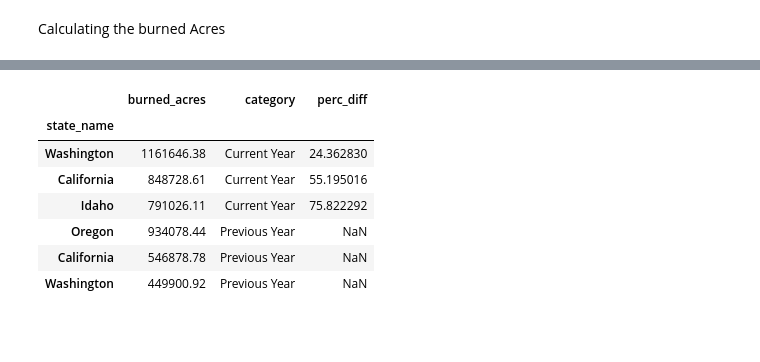
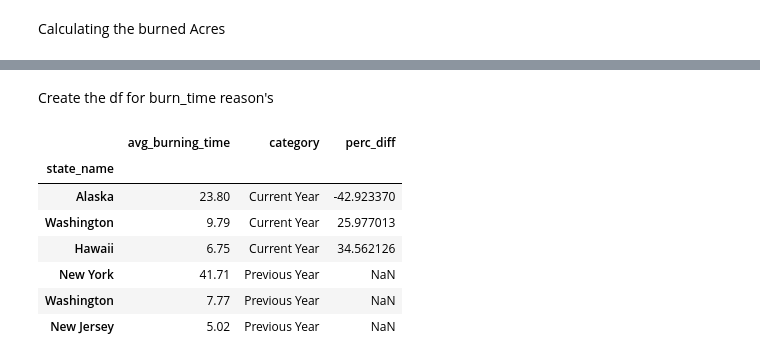
Before and after one commit to Pissane/Capstone_Project, a Jupyter notebook: fire_outlia&cleaning.ipynb, the cells around one changed output, grey strips where cells are left out. Saved outputs shown, nothing was run; the diff lists cells and outputs as text; code cells hidden in the pictures; blank space fills up the shorter version.

```diff
--- a/fire_outlia&cleaning.ipynb
+++ b/fire_outlia&cleaning.ipynb
@@ -277,11 +308,48 @@ def create_df(wildfire_df, input_year):
+# %% [markdown]
+Create the df for burn_time reason's
+# %%
+import pandas as pd
+
+def create_df_avg_burning_time(wildfire_df, input_year):
+
+  # Get average burning time per unique ID for current and previous year
+  current_year = wildfire_df[wildfire_df['combined_discovery_date'].dt.year == input_year].groupby('state_name').agg({'burning_time': 'sum', 'unique_id': 'count'})
+  current_year['avg_burning_time'] = current_year['burning_time'] / current_year['unique_id']
+  current_year = current_year['avg_burning_time'].sort_values(ascending=False).head(3)
+
+  previous_year = wildfire_df[wildfire_df['combined_discovery_date'].dt.year == input_year - 1].groupby('state_name').agg({'burning_time': 'sum', 'unique_id': 'count'})
+  previous_year['avg_burning_time'] = previous_year['burning_time'] / previous_year['unique_id']
+  previous_year = previous_year['avg_burning_time'].sort_values(ascending=False).head(3)
+
+  current_year = pd.DataFrame({'avg_burning_time': current_year, 'category': 'Current Year'})
+  previous_year = pd.DataFrame({'avg_burning_time': previous_year, 'category': 'Previous Year'})
+
+  # Calculate percentage difference
+
+  for i in range(3):
+    current_top = current_year.iloc[i]['avg_burning_time']
+    prev_top = previous_year.iloc[i]['avg_burning_time']
+    perc_diff = (current_top - prev_top) / prev_top * 100
+    current_year.at[current_year.index[i], 'perc_diff'] = perc_diff
+
+  # Set index name to state_name
+  current_year.index.name = 'state_name'
+  previous_year.index.name = 'state_name'
+
+  current_year['avg_burning_time'] = current_year['avg_burning_time'].apply(lambda x: '{:,.2f}'.format(x))
+  previous_year['avg_burning_time'] = previous_year['avg_burning_time'].apply(lambda x: '{:,.2f}'.format(x))
+
+  result = pd.concat([current_year, previous_year])
+
+  return result
 # %%
-create_df(wild_fire_df, 2015)
+create_df_avg_burning_time(wild_fire_df, 2015)
 # %% [output]
-|  | burned_acres | category | perc_diff |
+|  | avg_burning_time | category | perc_diff |
 | state_name |  |  |  |
-| Washington | 1161646.38 | Current Year | 24.362830 |
-| California | 848728.61 | Current Year | 55.195016 |
-| Idaho | 791026.11 | Current Year | 75.822292 |
-| Oregon | 934078.44 | Previous Year | NaN |
-| California | 546878.78 | Previous Year | NaN |
-| Washington | 449900.92 | Previous Year | NaN |
+| Alaska | 23.80 | Current Year | -42.923370 |
+| Washington | 9.79 | Current Year | 25.977013 |
+| Hawaii | 6.75 | Current Year | 34.562126 |
+| New York | 41.71 | Previous Year | NaN |
+| Washington | 7.77 | Previous Year | NaN |
+| New Jersey | 5.02 | Previous Year | NaN |
```
Also changed, not shown: parts of 20 cells of this notebook.
